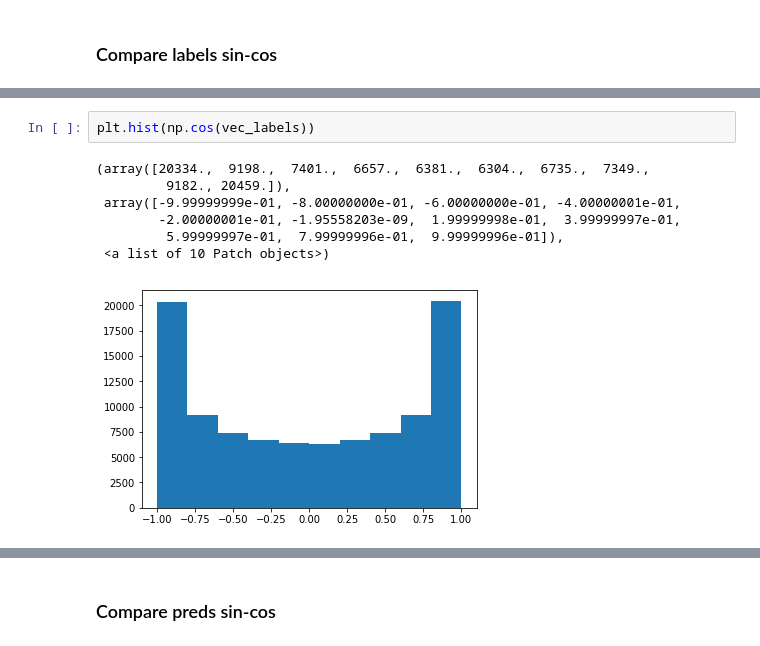
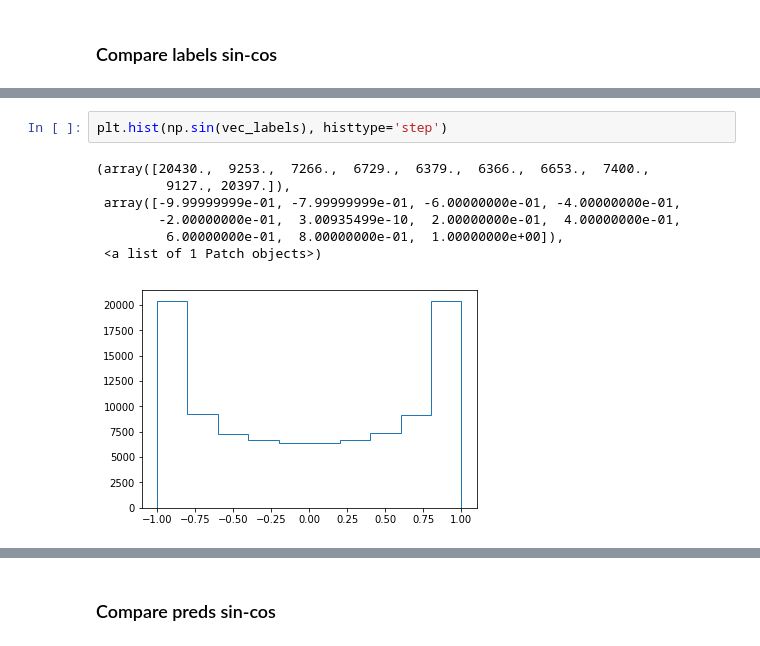
Before and after one commit to klasocha/HiggsCP, a Jupyter notebook: notebooks/MixingAngleAnalysis.ipynb, the cells around one changed output, grey strips where cells are left out. Drawn from its saved outputs; the diff is of its cells as text.

```diff
--- a/notebooks/MixingAngleAnalysis.ipynb
+++ b/notebooks/MixingAngleAnalysis.ipynb
@@ -77,10 +281,10 @@ plt.hist(np.cos(vec_labels3))
 # %%
-plt.hist(np.cos(vec_labels))
+plt.hist(np.sin(vec_labels), histtype='step')
 # %% [output]
-(array([20334.,  9198.,  7401.,  6657.,  6381.,  6304.,  6735.,  7349.,
-         9182., 20459.]),
- array([-9.99999999e-01, -8.00000000e-01, -6.00000000e-01, -4.00000001e-01,
-        -2.00000001e-01, -1.95558203e-09,  1.99999998e-01,  3.99999997e-01,
-         5.99999997e-01,  7.99999996e-01,  9.99999996e-01]),
- <a list of 10 Patch objects>)
+(array([20430.,  9253.,  7266.,  6729.,  6379.,  6366.,  6653.,  7400.,
+         9127., 20397.]),
+ array([-9.99999999e-01, -7.99999999e-01, -6.00000000e-01, -4.00000000e-01,
+        -2.00000000e-01,  3.00935499e-10,  2.00000000e-01,  4.00000000e-01,
+         6.00000000e-01,  8.00000000e-01,  1.00000000e+00]),
+ <a list of 1 Patch objects>)
-[figure, old version]
+[figure, new version]
```
Also changed, not shown: parts of 25 cells of this notebook, 2 other files.
